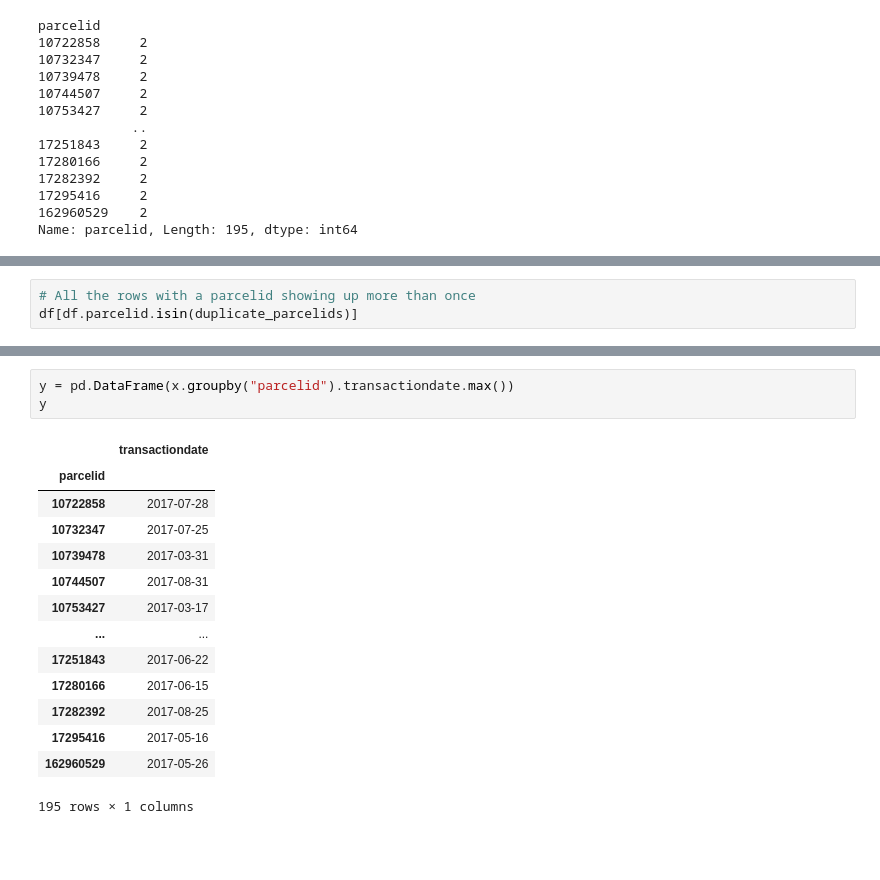
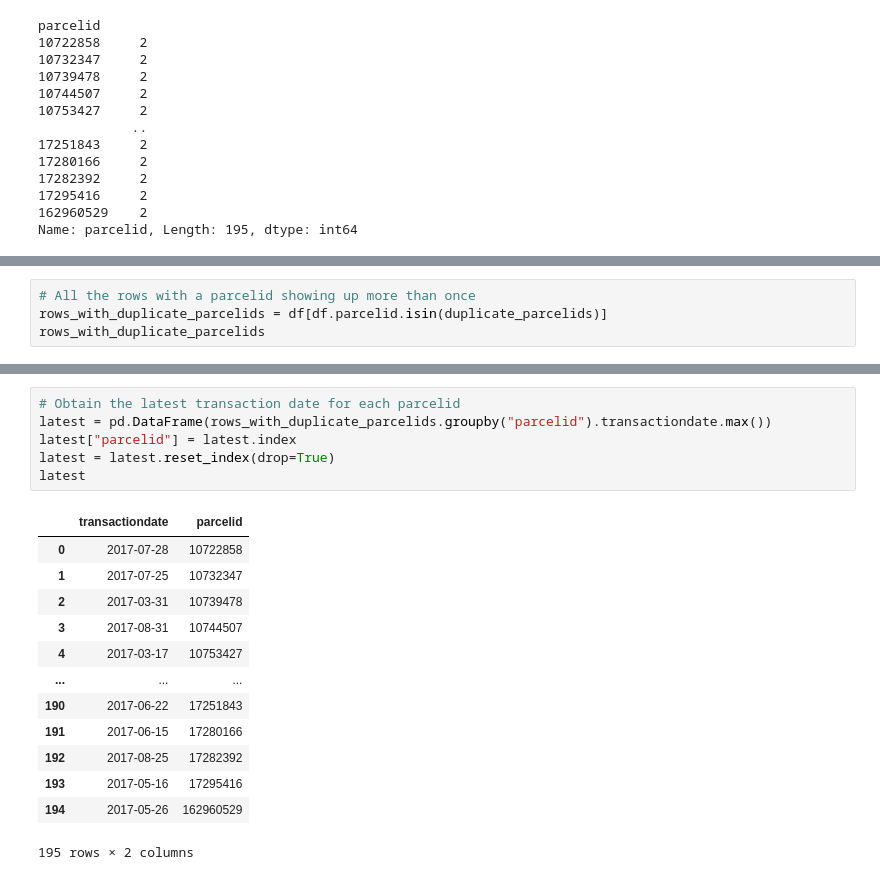
Before and after one commit to ryanorsinger/random_resources, a Jupyter notebook: get_rows_with_latest_transactionid.ipynb, the cells around one changed output, grey strips where cells are left out. Drawn from its saved outputs; the diff is of its cells as text; blank space fills up the shorter version.

```diff
--- a/get_rows_with_latest_transactionid.ipynb
+++ b/get_rows_with_latest_transactionid.ipynb
@@ -75,6 +121,7 @@ duplicate_parcelids = df[df.parcelid.duplicated()].parcelid
 # %%
 # All the rows with a parcelid showing up more than once
-df[df.parcelid.isin(duplicate_parcelids)]
+rows_with_duplicate_parcelids = df[df.parcelid.isin(duplicate_parcelids)]
+rows_with_duplicate_parcelids
 # %% [output]
 |  | parcelid | id | airconditioningtypeid | architecturalstyletypeid | basementsqft | bathroomcnt | bedroomcnt | ... |
 | 116 | 11393337 | 2463969 | NaN | NaN | NaN | 3.0 | 3.0 | ... |
@@ -109,18 +139,20 @@ x
 # %%
-y = pd.DataFrame(x.groupby("parcelid").transactiondate.max())
-y
+# Obtain the latest transaction date for each parcelid
+latest = pd.DataFrame(rows_with_duplicate_parcelids.groupby("parcelid").transactiondate.max())
+latest["parcelid"] = latest.index
+latest = latest.reset_index(drop=True)
+latest
 # %% [output]
-|  | transactiondate |
-| parcelid |  |
-| 10722858 | 2017-07-28 |
-| 10732347 | 2017-07-25 |
-| 10739478 | 2017-03-31 |
-| 10744507 | 2017-08-31 |
-| 10753427 | 2017-03-17 |
-| ... | ... |
-| 17251843 | 2017-06-22 |
-| 17280166 | 2017-06-15 |
-| 17282392 | 2017-08-25 |
-| 17295416 | 2017-05-16 |
-| 162960529 | 2017-05-26 |
+|  | transactiondate | parcelid |
+| 0 | 2017-07-28 | 10722858 |
+| 1 | 2017-07-25 | 10732347 |
+| 2 | 2017-03-31 | 10739478 |
+| 3 | 2017-08-31 | 10744507 |
+| 4 | 2017-03-17 | 10753427 |
+| ... | ... | ... |
+| 190 | 2017-06-22 | 17251843 |
+| 191 | 2017-06-15 | 17280166 |
+| 192 | 2017-08-25 | 17282392 |
+| 193 | 2017-05-16 | 17295416 |
+| 194 | 2017-05-26 | 162960529 |
-195 rows × 1 columns
+195 rows × 2 columns
```
Also changed, not shown: parts of 16 cells of this notebook.
